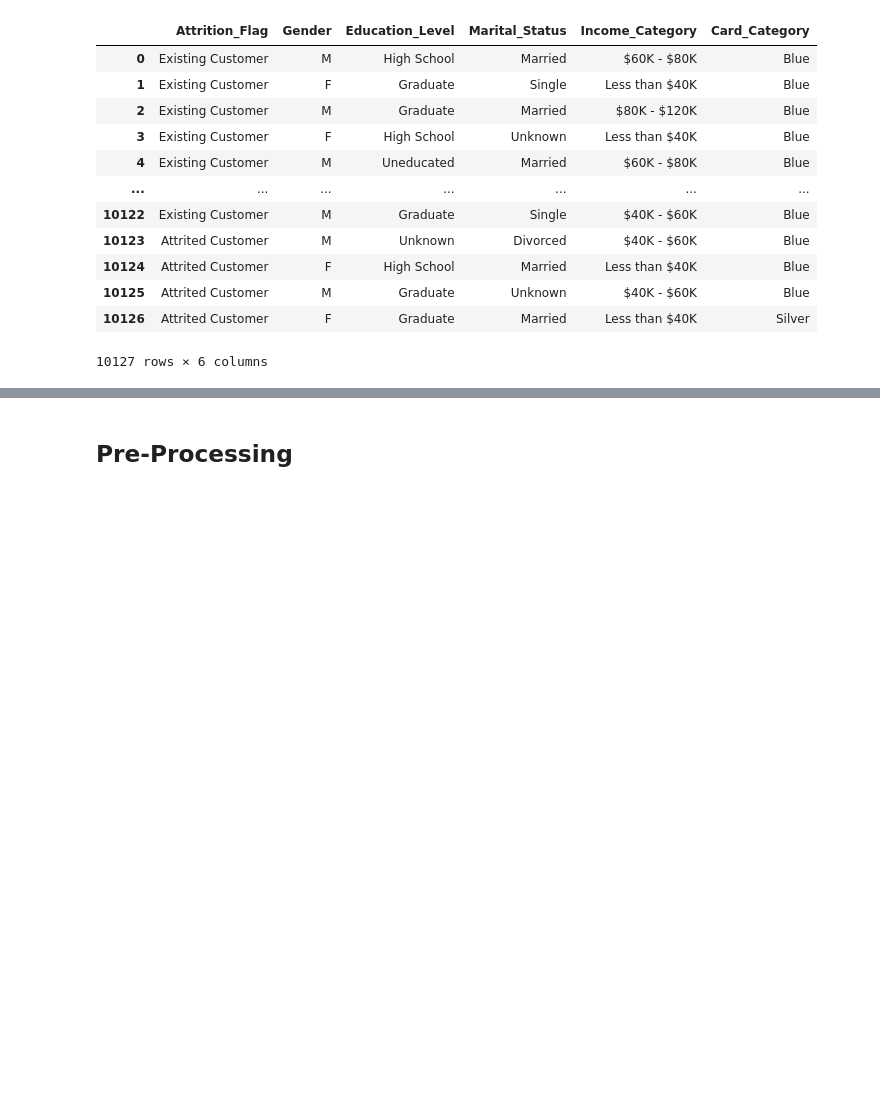
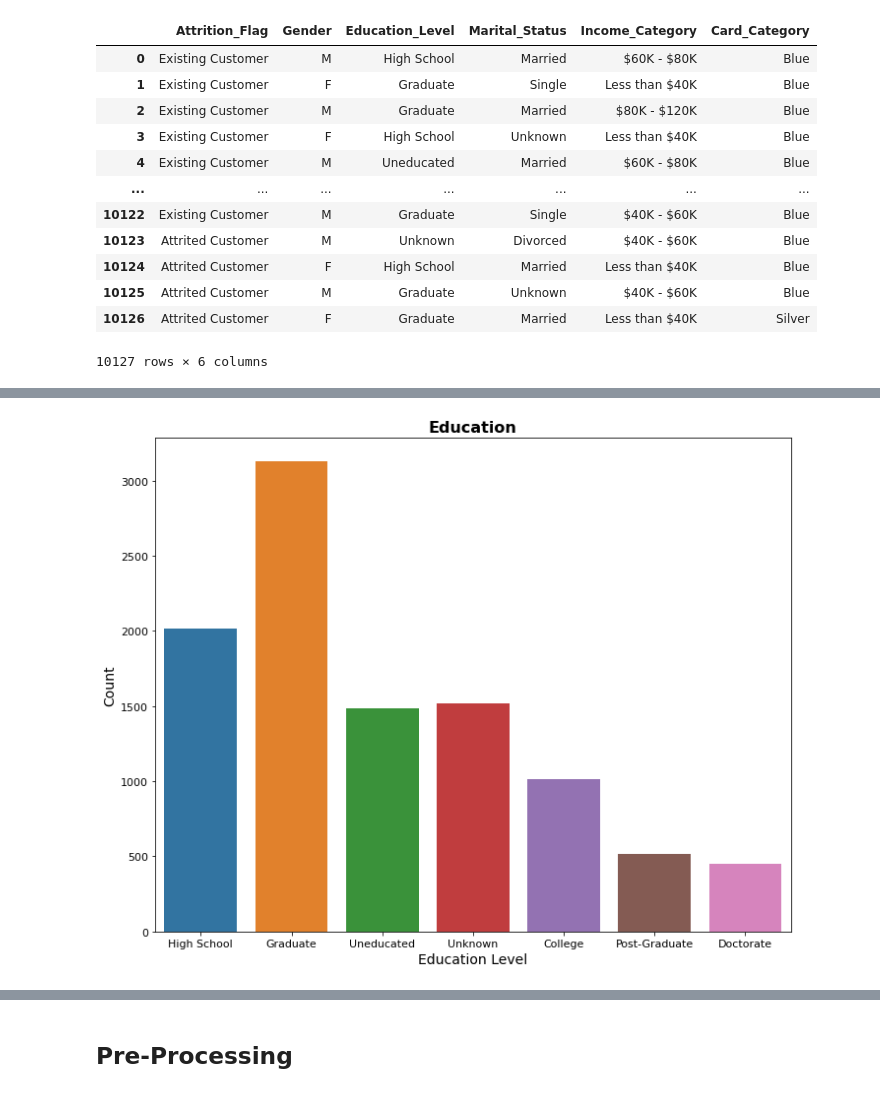
Before and after one commit to VictorLJay/Customer-Churn-Predictor, a Jupyter notebook: your-project/Data Cleaning and Pre-Processing.ipynb, the cells around one changed output, grey strips where cells are left out. Saved outputs shown, nothing was run; the diff lists cells and outputs as text; code cells hidden in the pictures; blank space fills up the shorter version.

```diff
--- a/your-project/Data Cleaning and Pre-Processing.ipynb
+++ b/your-project/Data Cleaning and Pre-Processing.ipynb
@@ -161,0 +143,17 @@ Name: Card_Category, dtype: int64
+# %%
+fig, ax = plt.subplots(figsize=(10,8))
+
+plt.title("Education", fontsize=16, fontweight="bold")
+sns.countplot(x="Education_Level", data=bank)
+
+
+plt.xlabel("Education Level", fontsize=14)
+plt.xticks(size=11)
+
+plt.ylabel("Count", fontsize=14)
+plt.yticks(size=11)
+
+plt.tight_layout()
+plt.show()
+# %% [output]
+[figure, added]
```
Also changed, not shown: parts of 24 cells of this notebook, 2 other files.
